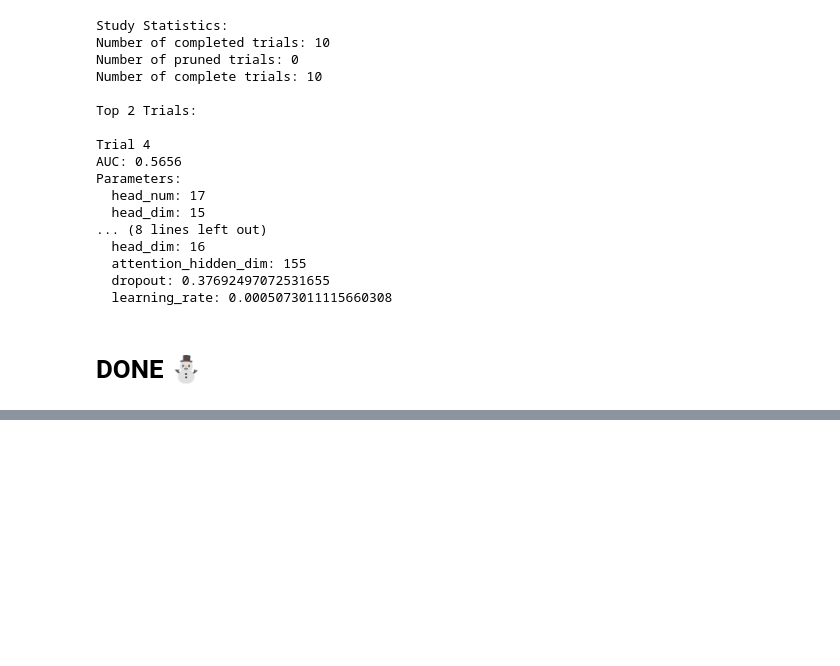
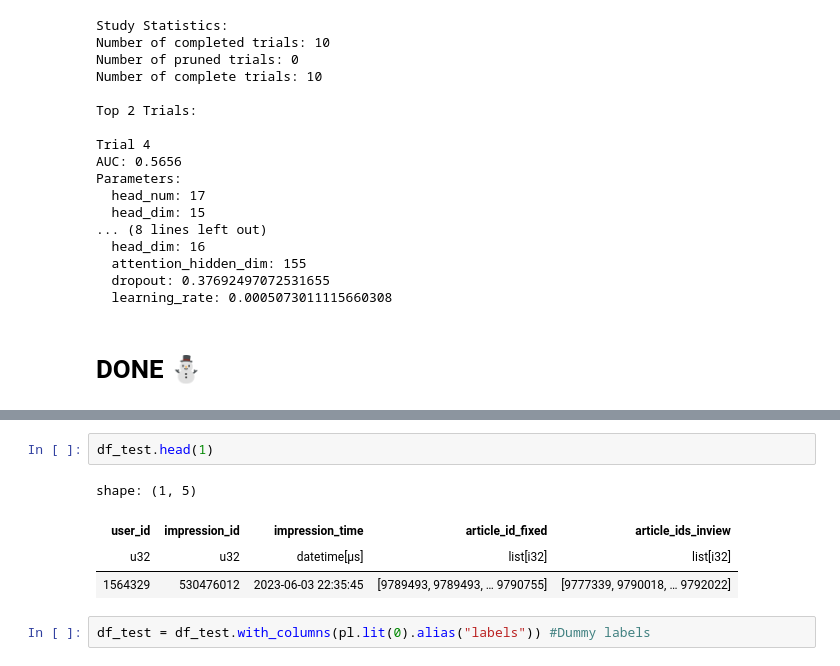
Before and after one commit to s204619/DeepL-Project, a Jupyter notebook: ebnerd-benchmark-copy/src/nrms_ebnerd_Hyperparam.ipynb, the cells around one changed output, grey strips where cells are left out. Cells and saved outputs as stored; diff of their text form; blank space fills up the shorter version.

```diff
--- a/ebnerd-benchmark-copy/src/nrms_ebnerd_Hyperparam.ipynb
+++ b/ebnerd-benchmark-copy/src/nrms_ebnerd_Hyperparam.ipynb
@@ -908,0 +1053,9 @@ Parameters:
+# %%
+df_test.head(1)
+# %% [output]
+shape: (1, 5)
+| user_id | impression_id | impression_time | article_id_fixed | article_ids_inview |
+| u32 | u32 | datetime[μs] | list[i32] | list[i32] |
+| 1564329 | 530476012 | 2023-06-03 22:35:45 | [9789493, 9789493, … 9790755] | [9777339, 9790018, … 9792022] |
+# %%
+df_test = df_test.with_columns(pl.lit(0).alias("labels")) #Dummy labels
```
Also changed, not shown: parts of 36 cells of this notebook, 31 other files.
